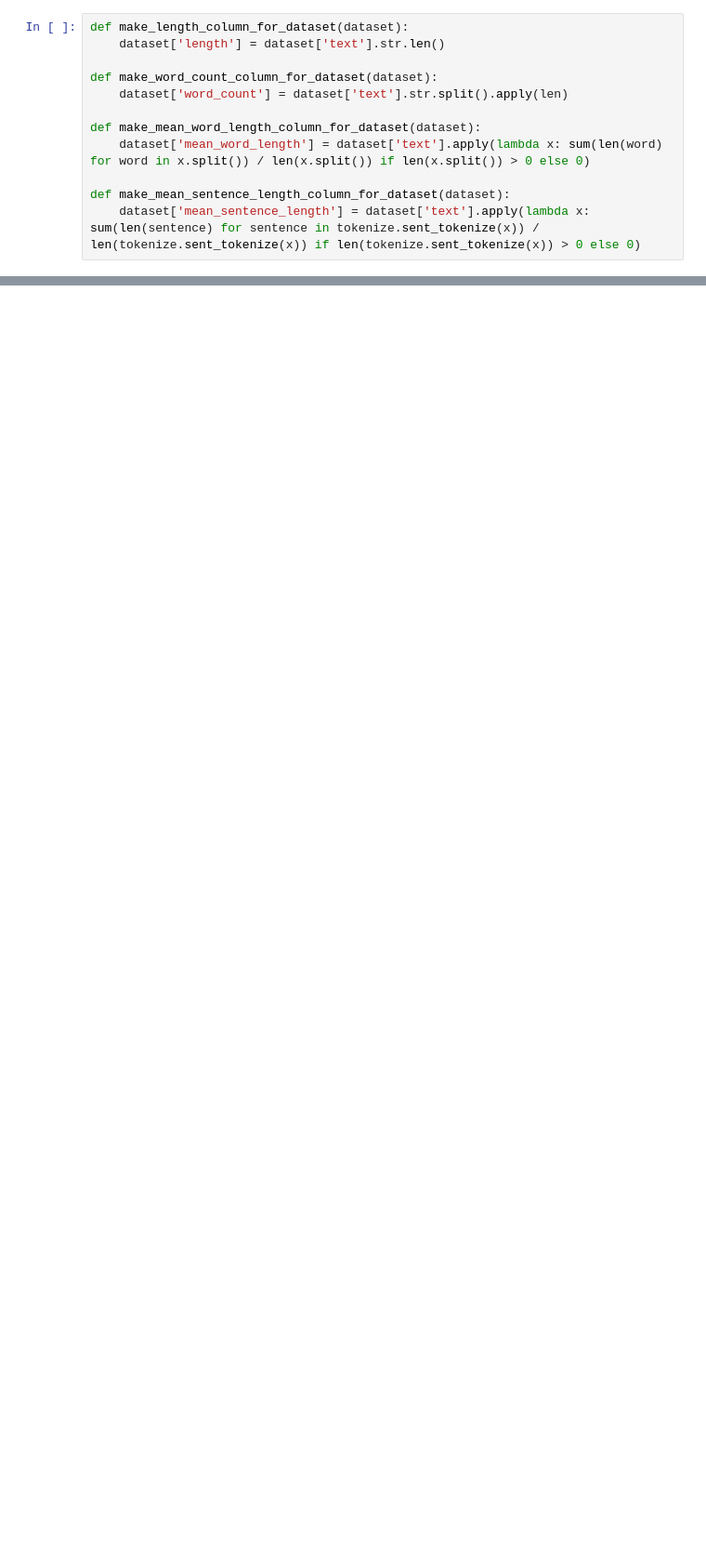
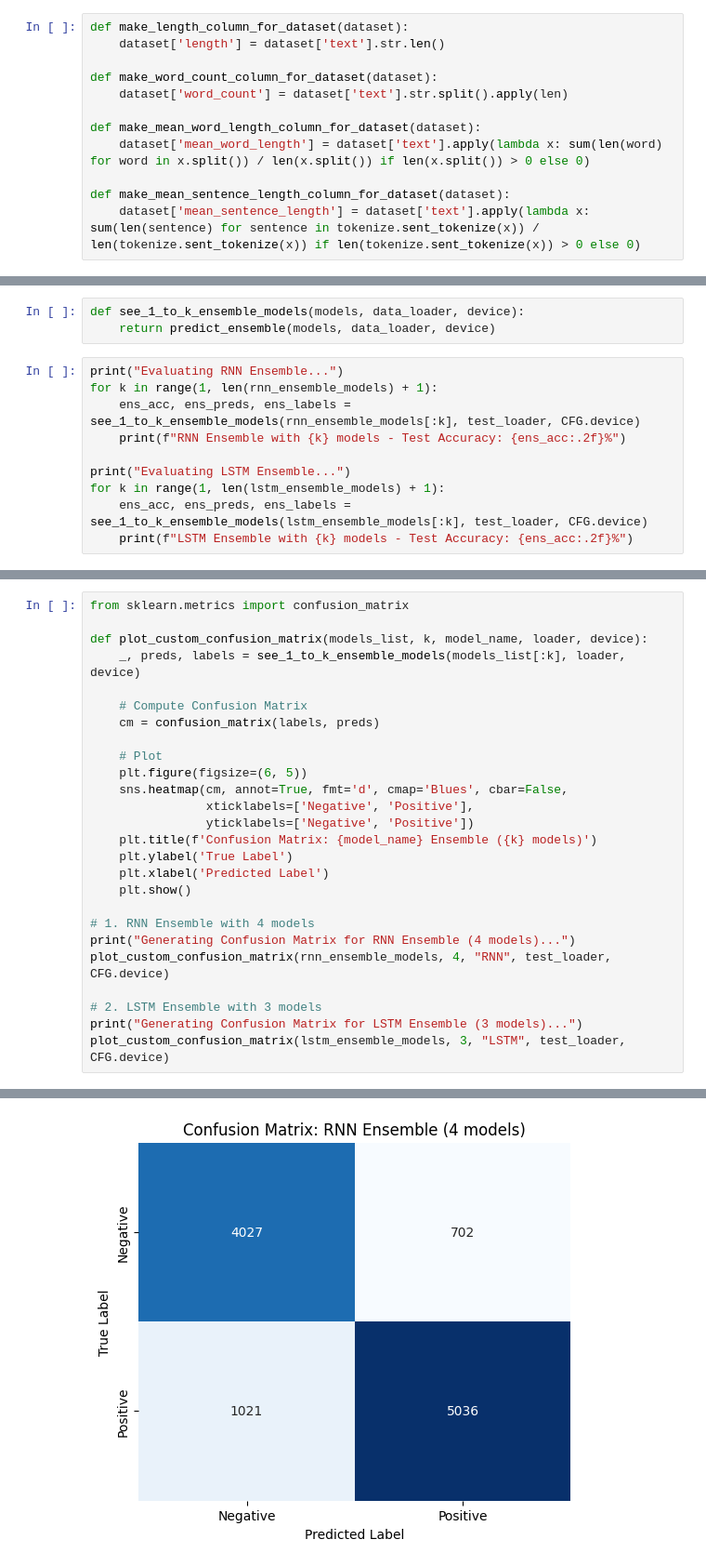
Before and after one commit to deniz2104/Homework_AI_2, a Jupyter notebook: sentiment_analysis_romanian_text.ipynb, the cells around one changed output, grey strips where cells are left out. Shown at 93% size. Drawn from its saved outputs; the diff is of its cells as text; blank space fills up the shorter version.

```diff
--- a/sentiment_analysis_romanian_text.ipynb
+++ b/sentiment_analysis_romanian_text.ipynb
@@ -231,0 +926,13 @@ Positive Count: 2, Negative Count: 0
+# %%
+def see_1_to_k_ensemble_models(models, data_loader, device):
+    return predict_ensemble(models, data_loader, device)
+# %%
+print("Evaluating RNN Ensemble...")
+for k in range(1, len(rnn_ensemble_models) + 1):
+    ens_acc, ens_preds, ens_labels = see_1_to_k_ensemble_models(rnn_ensemble_models[:k], test_loader, CFG.device)
+    print(f"RNN Ensemble with {k} models - Test Accuracy: {ens_acc:.2f}%")
+
+print("Evaluating LSTM Ensemble...")
+for k in range(1, len(lstm_ensemble_models) + 1):
+    ens_acc, ens_preds, ens_labels = see_1_to_k_ensemble_models(lstm_ensemble_models[:k], test_loader, CFG.device)
+    print(f"LSTM Ensemble with {k} models - Test Accuracy: {ens_acc:.2f}%")
@@ -231,0 +952,27 @@ Positive Count: 2, Negative Count: 0
+# %%
+from sklearn.metrics import confusion_matrix
+
+def plot_custom_confusion_matrix(models_list, k, model_name, loader, device):
+    _, preds, labels = see_1_to_k_ensemble_models(models_list[:k], loader, device)
+
+    # Compute Confusion Matrix
+    cm = confusion_matrix(labels, preds)
+
+    # Plot
+    plt.figure(figsize=(6, 5))
+    sns.heatmap(cm, annot=True, fmt='d', cmap='Blues', cbar=False,
+                xticklabels=['Negative', 'Positive'],
+                yticklabels=['Negative', 'Positive'])
+    plt.title(f'Confusion Matrix: {model_name} Ensemble ({k} models)')
+    plt.ylabel('True Label')
+    plt.xlabel('Predicted Label')
+    plt.show()
+
+# 1. RNN Ensemble with 4 models
+print("Generating Confusion Matrix for RNN Ensemble (4 models)...")
+plot_custom_confusion_matrix(rnn_ensemble_models, 4, "RNN", test_loader, CFG.device)
+
+# 2. LSTM Ensemble with 3 models
+print("Generating Confusion Matrix for LSTM Ensemble (3 models)...")
+plot_custom_confusion_matrix(lstm_ensemble_models, 3, "LSTM", test_loader, CFG.device)
+# %% [output]
@@ -231,0 +980 @@ Positive Count: 2, Negative Count: 0
+[figure, added]
```
Also changed, not shown: parts of 55 cells of this notebook, 2 other files.
